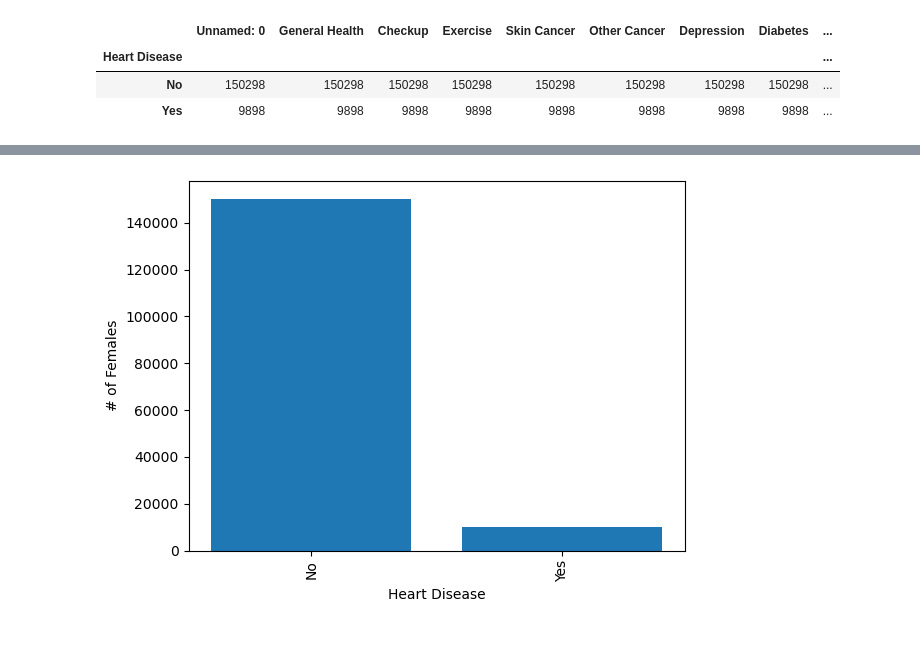
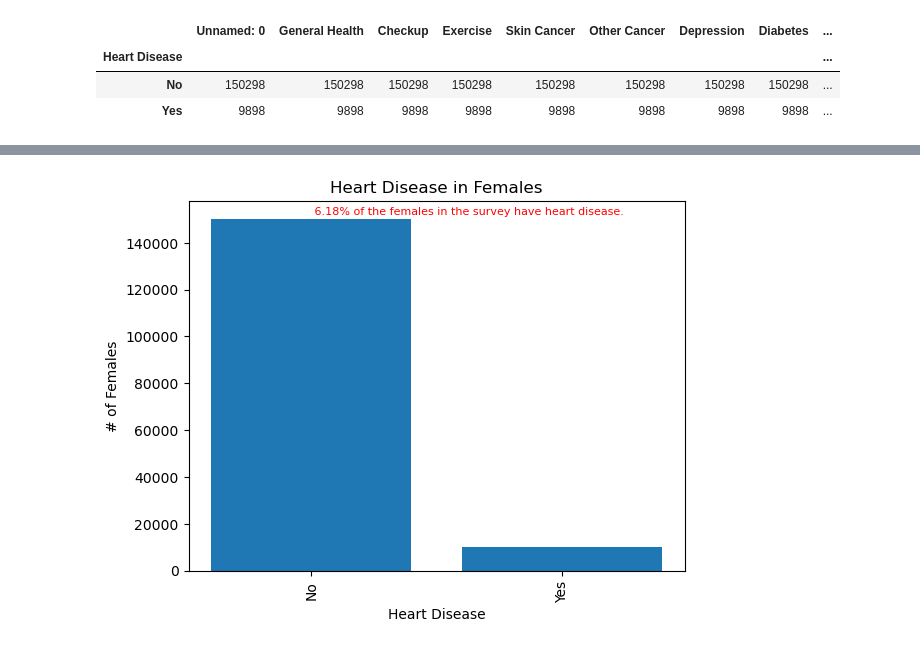
Before and after one commit to laxleary/Project-1, a Jupyter notebook: Data Cleaning/sophia_cleaning_file.ipynb, the cells around one changed output, grey strips where cells are left out. Drawn from its saved outputs; the diff is of its cells as text; code cells hidden in the pictures.

Commit message:
Final Graphs and codefor Project 1

```diff
--- a/Data Cleaning/sophia_cleaning_file.ipynb
+++ b/Data Cleaning/sophia_cleaning_file.ipynb
@@ -65,13 +73,13 @@ print (f' {female_percent}% of the females in the survey have heart disease.')
 # %%
 #Create a bar chart that compares the number of females with heart disease to the number of females without heart disease
 female_chart= female_df['Heart Disease'].value_counts()
 plt.bar(female_chart.index.values,female_chart.values)
 plt.xlabel('Heart Disease')
 plt.ylabel('# of Females')
 plt.xticks(rotation=90)
-
-
+plt.title("Heart Disease in Females")
+plt.annotate(f' {female_percent}% of the females in the survey have heart disease.', (0,152000), color='r', fontsize=8)
 #Show the chart
 plt.show()
 # %% [output]
-[figure, old version]
+[figure, new version]
```
Also changed, not shown: parts of 13 cells of this notebook, 3 other files.
